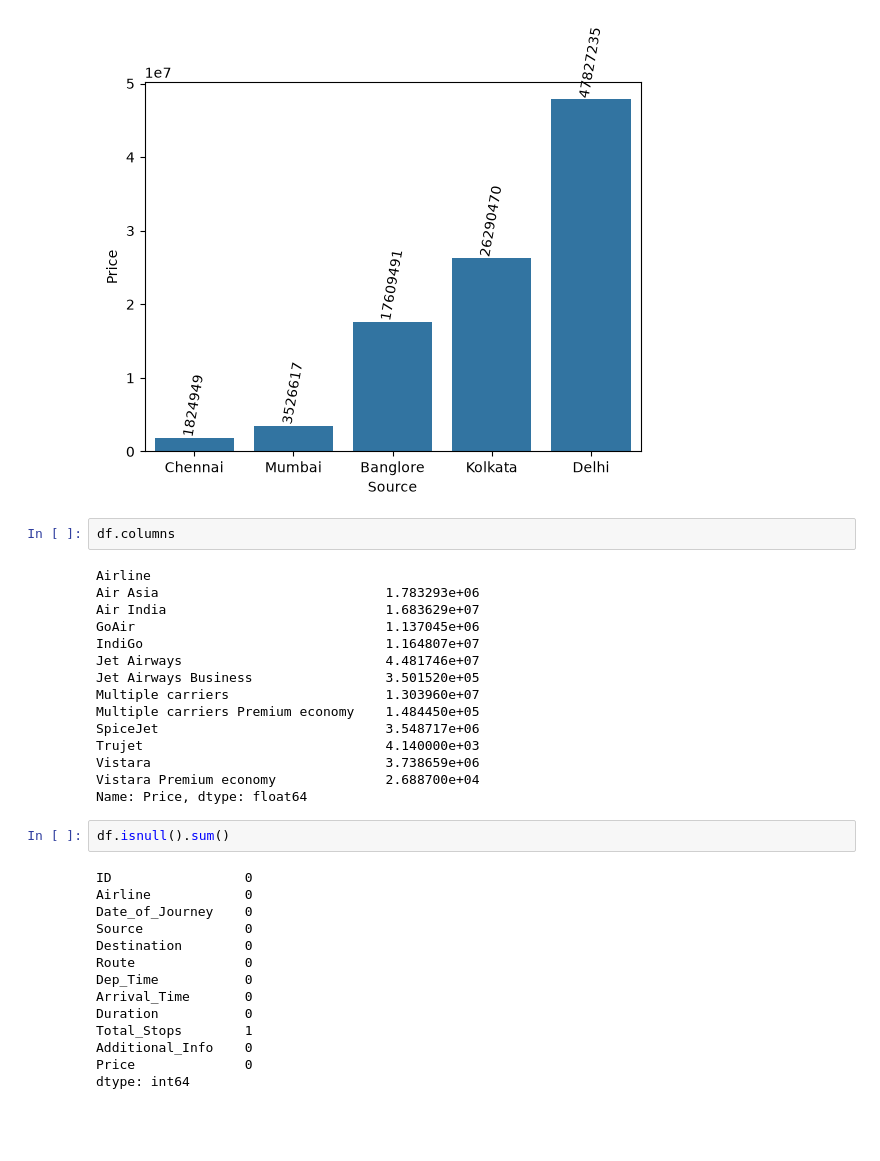
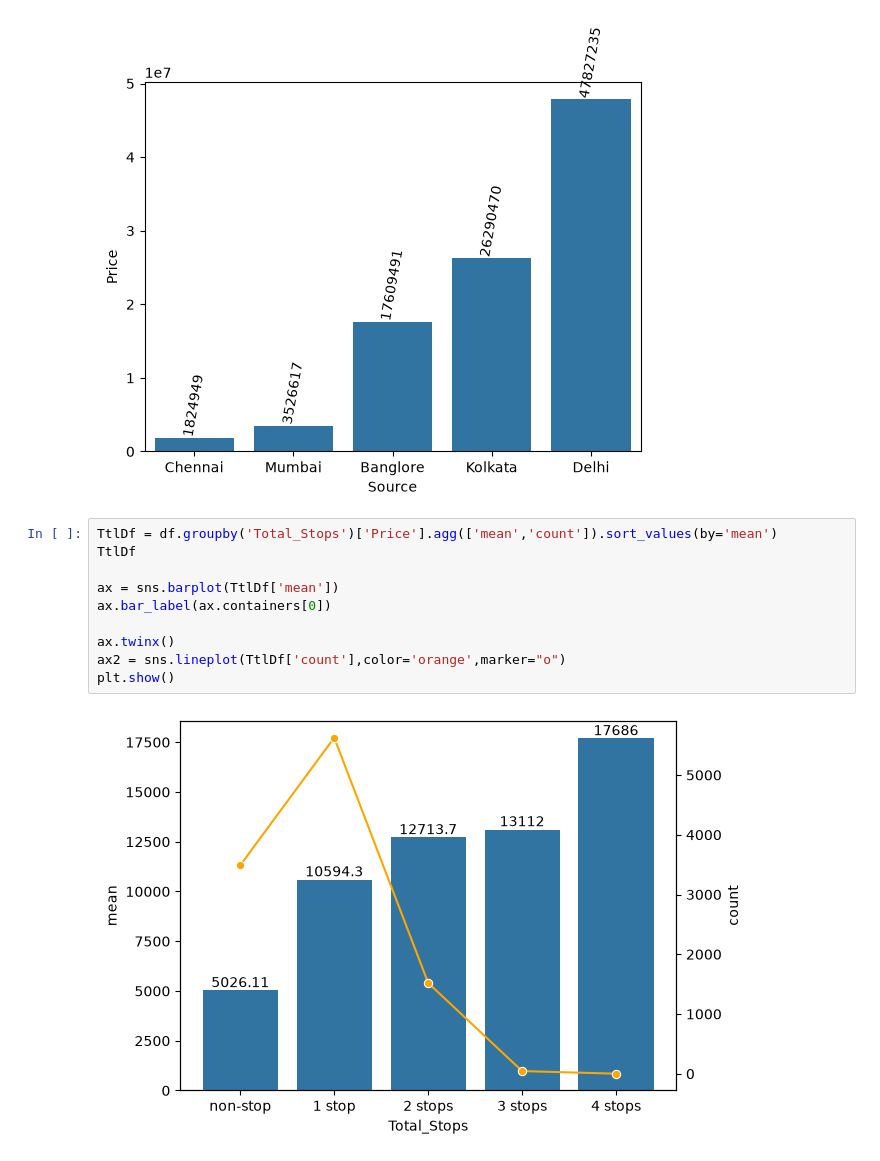
Before and after one commit to SHIVRAJSHINDE/Airline_Project_02, a Jupyter notebook: Analysis.ipynb, the cells around one changed output. Drawn from its saved outputs; the diff is of its cells as text; blank space fills up the shorter version.

```diff
--- a/Analysis.ipynb
+++ b/Analysis.ipynb
@@ -272,35 +272,14 @@ plt.show()
 # %% [output]
 [figure]
 # %%
-df.columns
+TtlDf = df.groupby('Total_Stops')['Price'].agg(['mean','count']).sort_values(by='mean')
+TtlDf
+
+ax = sns.barplot(TtlDf['mean'])
+ax.bar_label(ax.containers[0])
+
+ax.twinx()
+ax2 = sns.lineplot(TtlDf['count'],color='orange',marker="o")
+plt.show()
 # %% [output]
-Airline
-Air Asia                             1.783293e+06
-Air India                            1.683629e+07
-GoAir                                1.137045e+06
-IndiGo                               1.164807e+07
-Jet Airways                          4.481746e+07
-Jet Airways Business                 3.501520e+05
-Multiple carriers                    1.303960e+07
-Multiple carriers Premium economy    1.484450e+05
-SpiceJet                             3.548717e+06
-Trujet                               4.140000e+03
-Vistara                              3.738659e+06
-Vistara Premium economy              2.688700e+04
-Name: Price, dtype: float64
+[figure, added]
-# %%
-df.isnull().sum()
-# %% [output]
-ID                 0
-Airline            0
-Date_of_Journey    0
-Source             0
-Destination        0
-Route              0
-Dep_Time           0
-Arrival_Time       0
-Duration           0
-Total_Stops        1
-Additional_Info    0
-Price              0
-dtype: int64
```
Also changed, not shown: parts of 1 cell of this notebook, 1 other file.
